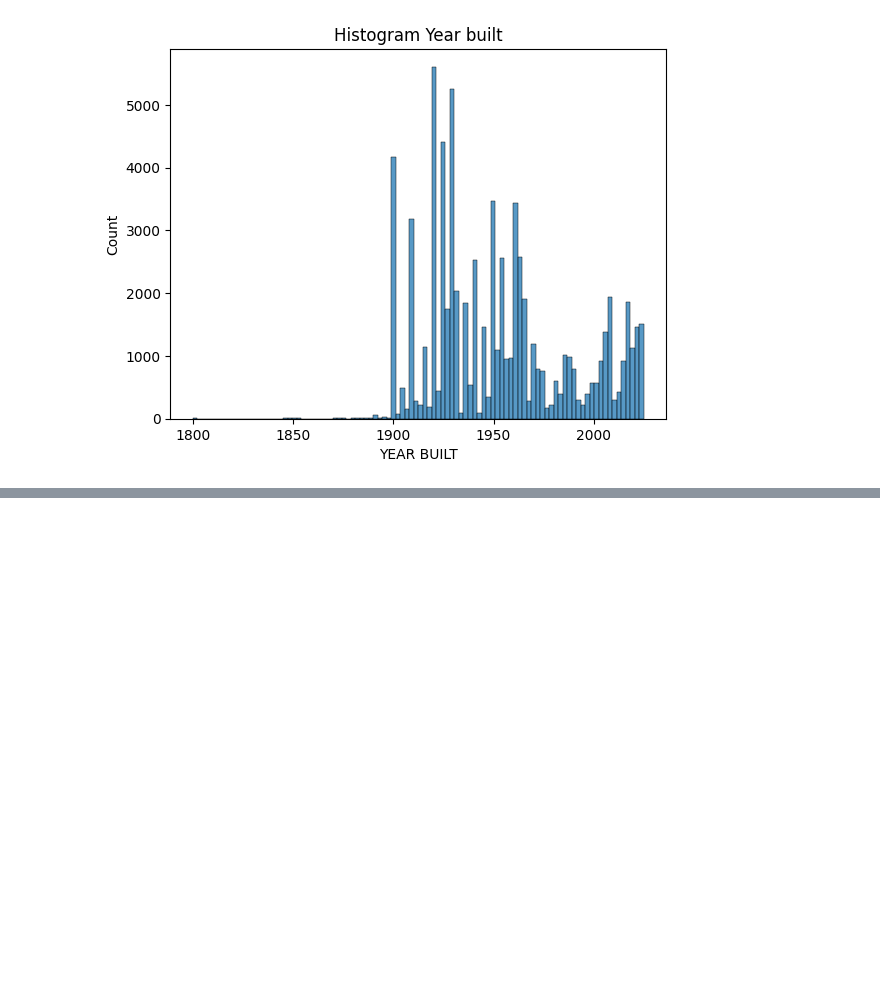
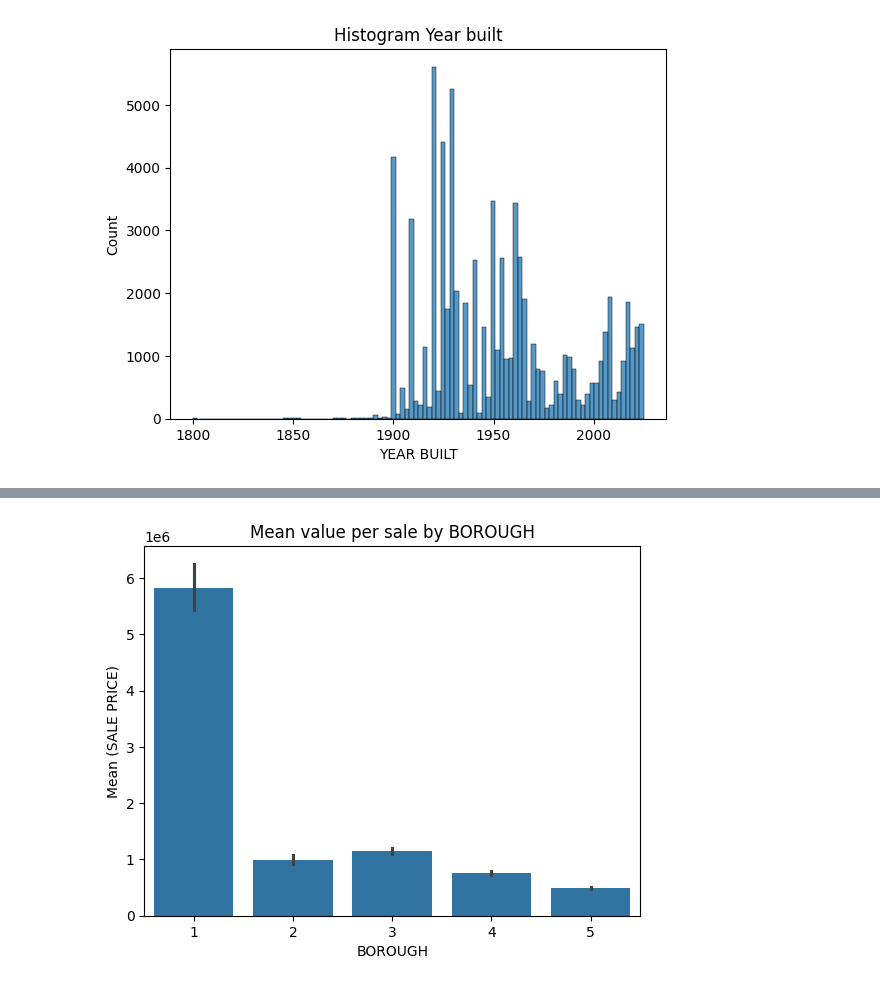
Before and after one commit to Gitzav/role_of_data_preparation, a Jupyter notebook: Data_preparation.ipynb, the cells around one changed output, grey strips where cells are left out. Drawn from its saved outputs; the diff is of its cells as text; code cells hidden in the pictures; blank space fills up the shorter version.

```diff
--- a/Data_preparation.ipynb
+++ b/Data_preparation.ipynb
@@ -145,0 +229,14 @@ plt.show()
+# %%
+sns.barplot(
+    data=df,
+    x="BOROUGH",
+    y="SALE PRICE",
+    estimator='mean'
+)
+
+plt.title("Mean value per sale by BOROUGH")
+plt.ylabel("Mean (SALE PRICE)")
+plt.xlabel("BOROUGH")
+plt.show()
+# %% [output]
+[figure, added]
```
Also changed, not shown: parts of 15 cells of this notebook.
